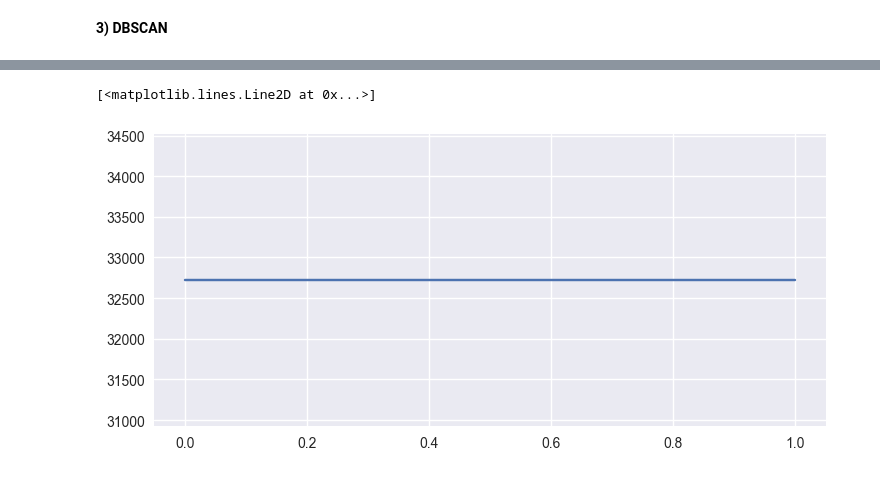
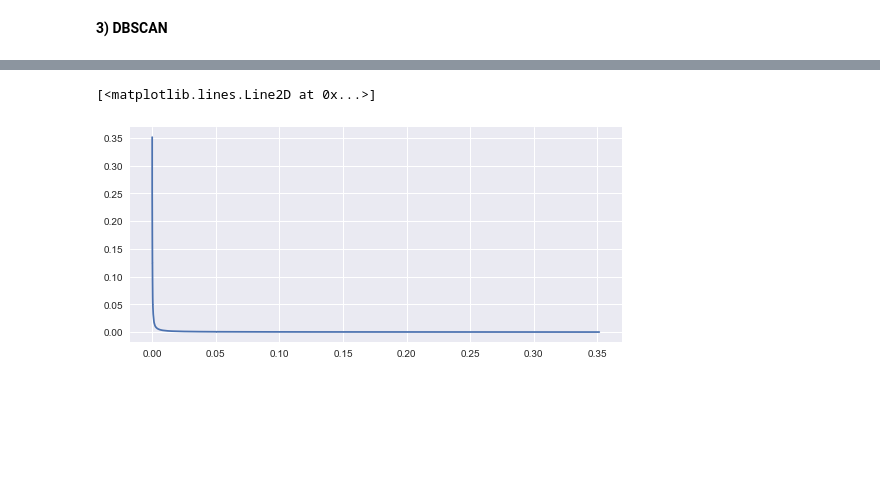
Before and after one commit to Niclindm/DAT405, a Jupyter notebook: Weekly assignment 3/Assigment3.ipynb, the cells around one changed output, grey strips where cells are left out. Drawn from its saved outputs; the diff is of its cells as text; code cells hidden in the pictures; blank space fills up the shorter version.

```diff
--- a/Weekly assignment 3/Assigment3.ipynb
+++ b/Weekly assignment 3/Assigment3.ipynb
@@ -45,7 +48,8 @@ plt.show()
 **3) DBSCAN**
 # %%
 # computing the DBSCAN
-db = DBSCAN(eps=2, min_samples=2,).fit(X)
+X = StandardScaler().fit_transform(X)
+db = DBSCAN(eps=0.1, min_samples=20,).fit(X)
 core_samples_mask = np.zeros_like(db.labels_, dtype=bool)
 core_samples_mask[db.core_sample_indices_] = True
 labels = db.labels_
@@ -117,10 +91,10 @@ X
 # %%
 neigh = NearestNeighbors(n_neighbors=2)
 nbrs = neigh.fit(X)
 distances, indices = nbrs.kneighbors(X)
 distances = np.sort(distances, axis=0)
 distances = distances[:,1]
-plt.plot(distances)
+plt.plot(distances[::-1],distances[::])
 # %% [output]
 [<matplotlib.lines.Line2D at 0x...>]
-[figure, old version]
+[figure, new version]
```
Also changed, not shown: parts of 4 cells of this notebook.
